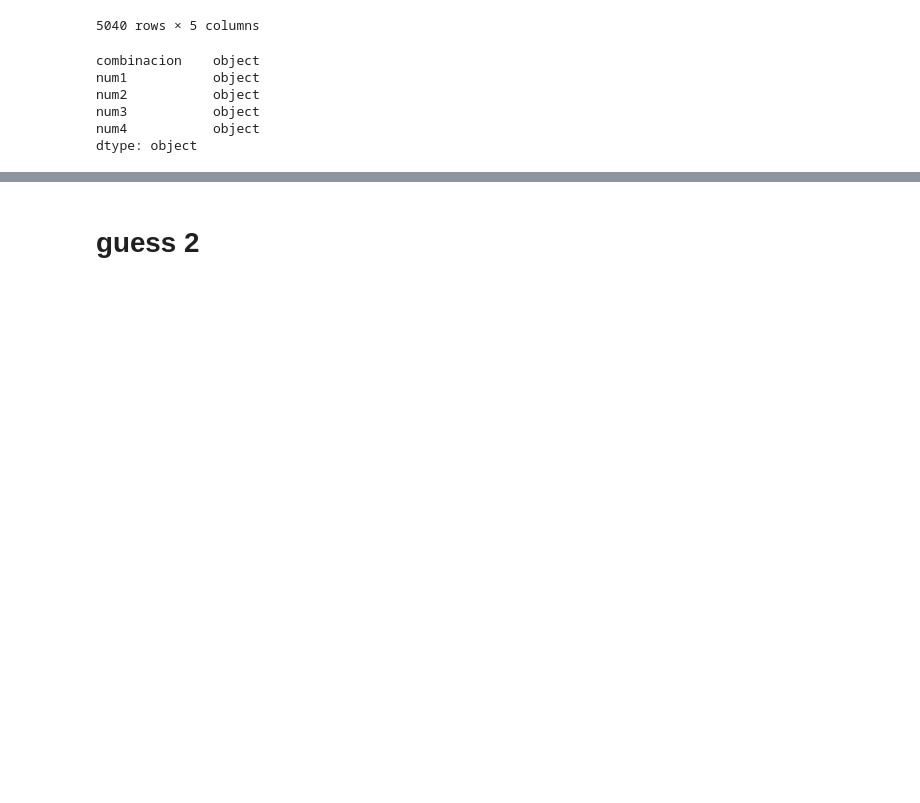
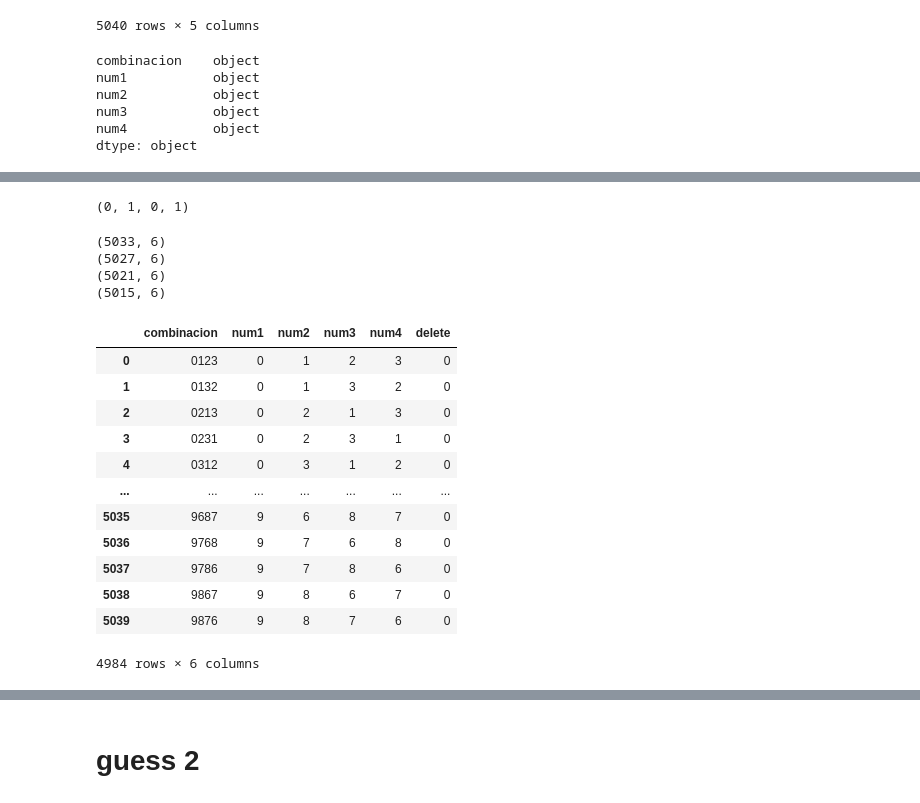
Before and after one commit to cposada8/punto-y-fama, a Jupyter notebook: scripts/punto_y_fama-Copy1.ipynb, the cells around one changed output, grey strips where cells are left out. Saved outputs shown, nothing was run; the diff lists cells and outputs as text; code cells hidden in the pictures; blank space fills up the shorter version.

Commit message:
it was developed the method that guesses the number taking in count the number of fames

```diff
--- a/scripts/punto_y_fama-Copy1.ipynb
+++ b/scripts/punto_y_fama-Copy1.ipynb
@@ -477,3 +319,0 @@ len(df_posibles)
-# %%
-df_posibles=keep_combinations_containing_kpoints_from_group(df_posibles, "8927",2)
-len(df_posibles)
@@ -513,3 +319,0 @@ Name: num4, dtype: int64
-# %%
-df_posibles=keep_combinations_containing_kpoints_from_group(df_posibles, "2075",0)
-len(df_posibles)
@@ -523,0 +369,31 @@ df_posibles
+# %%
+guess = '1234'
+# %%
+groups = get_binary_groups(4, 2)
+group = groups[0]
+group
+# %% [output]
+(0, 1, 0, 1)
+# %%
+delete_fames(df_posibles, guess, 3)
+# %% [output]
+(5033, 6)
+(5027, 6)
+(5021, 6)
+(5015, 6)
+# %%
+delete_combinations_containing_elems_in_positions(df_posibles, guess, group)
+# %% [output]
+|  | combinacion | num1 | num2 | num3 | num4 | delete |
+| 0 | 0123 | 0 | 1 | 2 | 3 | 0 |
+| 1 | 0132 | 0 | 1 | 3 | 2 | 0 |
+| 2 | 0213 | 0 | 2 | 1 | 3 | 0 |
+| 3 | 0231 | 0 | 2 | 3 | 1 | 0 |
+| 4 | 0312 | 0 | 3 | 1 | 2 | 0 |
+| ... | ... | ... | ... | ... | ... | ... |
+| 5035 | 9687 | 9 | 6 | 8 | 7 | 0 |
+| 5036 | 9768 | 9 | 7 | 6 | 8 | 0 |
+| 5037 | 9786 | 9 | 7 | 8 | 6 | 0 |
+| 5038 | 9867 | 9 | 8 | 6 | 7 | 0 |
+| 5039 | 9876 | 9 | 8 | 7 | 6 | 0 |
+4984 rows × 6 columns
```
Also changed, not shown: parts of 52 cells of this notebook, 1 other file.
